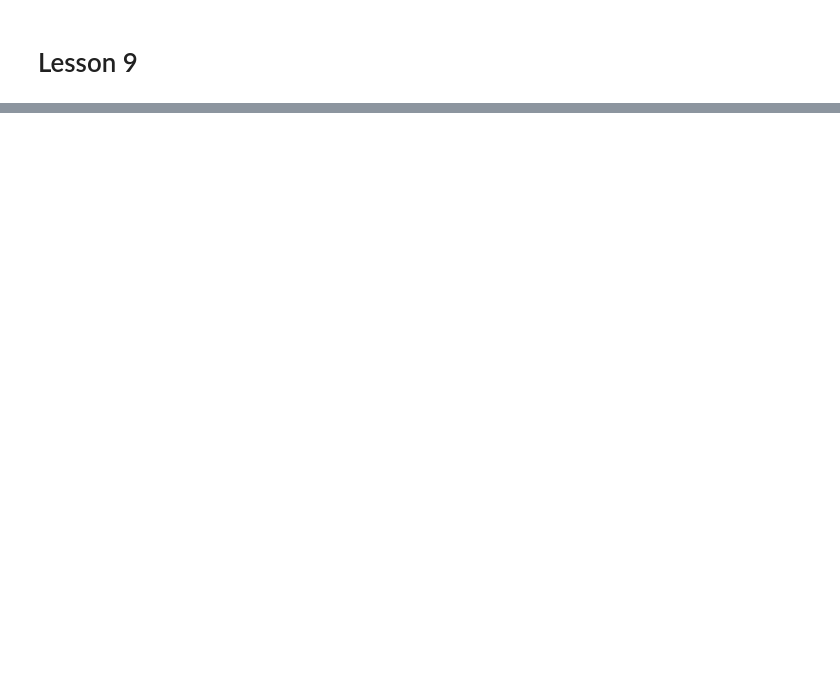
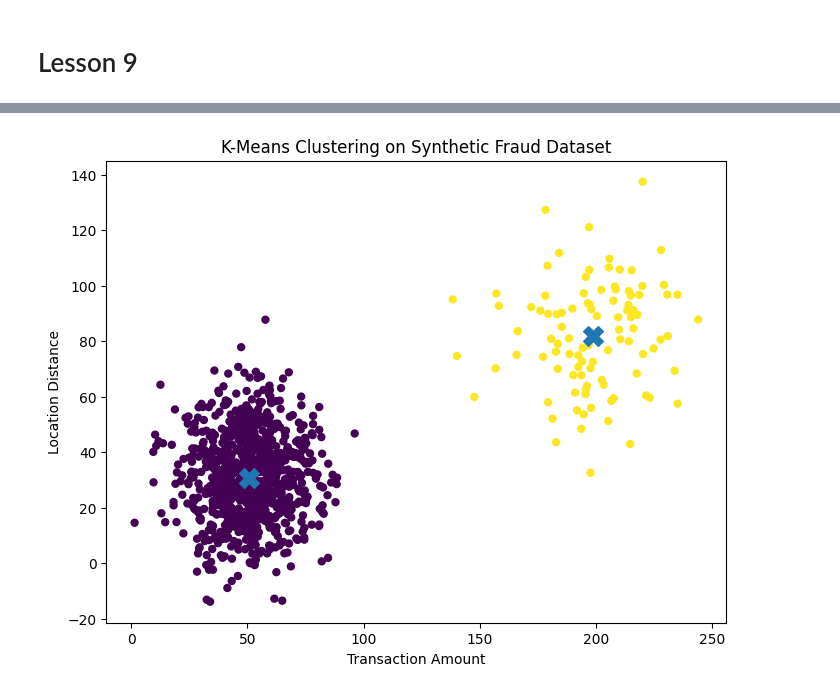
Before and after one commit to Paulalarba/PYTHON_PROGRAMMING, a Jupyter notebook: LESSON 9/lesson9.ipynb, the cells around one changed output, grey strips where cells are left out. Saved outputs shown, nothing was run; the diff lists cells and outputs as text; code cells hidden in the pictures; blank space fills up the shorter version.

```diff
--- a/LESSON 9/lesson9.ipynb
+++ b/LESSON 9/lesson9.ipynb
@@ -34,0 +117,26 @@ ValueError: Length of values (101) does not match length of index (1000)
+# %%
+import matplotlib.pyplot as plt
+
+plt.figure(figsize=(8, 6))
+
+plt.scatter(
+    X[:, 0],
+    X[:, 1],
+    c=cluster_labels,
+    s=25
+)
+
+
+plt.scatter(
+    centroids[:, 0],
+    centroids[:, 1],
+    s=200,
+    marker='X'
+)
+
+plt.title("K-Means Clustering on Synthetic Fraud Dataset")
+plt.xlabel("Transaction Amount")
+plt.ylabel("Location Distance")
+plt.show()
+# %% [output]
+[figure, added]
```
Also changed, not shown: parts of 2 cells of this notebook.
